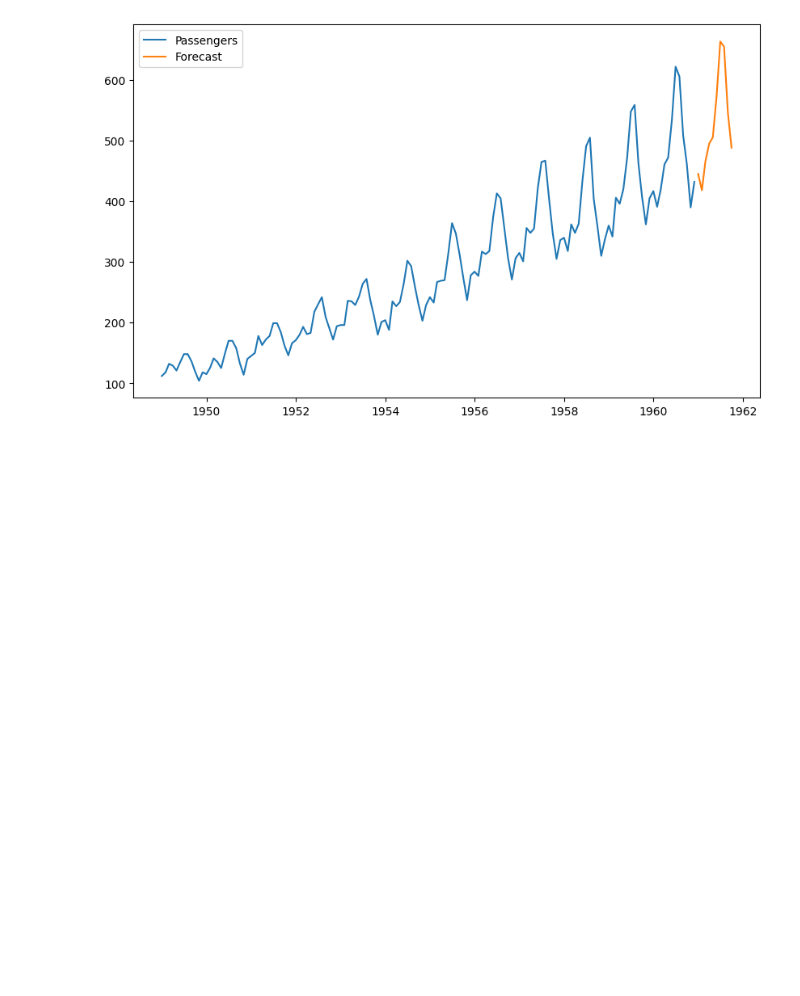
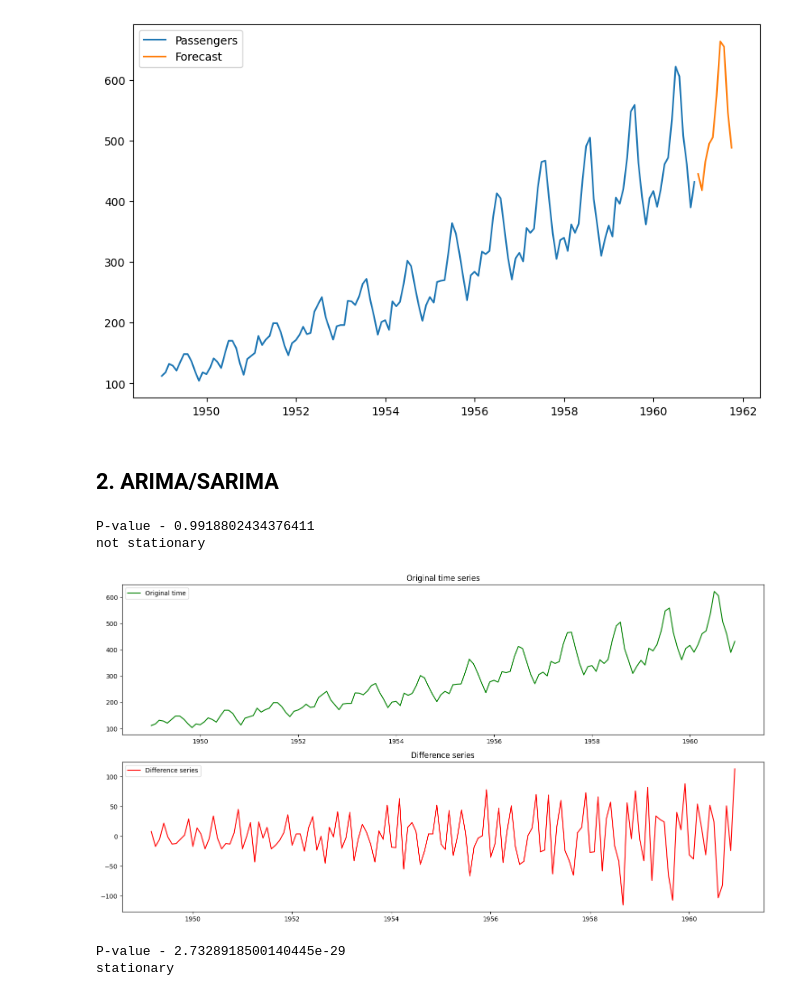
Before and after one commit to manoje8/time_series_analysis_exercise, a Jupyter notebook: rosetta_stone/rosetta.ipynb, the cells around one changed output. Saved outputs shown, nothing was run; the diff lists cells and outputs as text; code cells hidden in the pictures; blank space fills up the shorter version.

Commit message:
implement arima/sarimx and prophet in rosetta

```diff
--- a/rosetta_stone/rosetta.ipynb
+++ b/rosetta_stone/rosetta.ipynb
@@ -178,3 +183,5 @@ plt.legend()
 plt.show()
 # %% [output]
 [figure]
+# %% [markdown]
+## 2. ARIMA/SARIMA
@@ -180,0 +200,33 @@ plt.show()
+# %%
+check_stationary(df['y'])
+# %% [output]
+P-value - 0.9918802434376411
+not stationary
+# %%
+# Make data stationary
+plt.figure(figsize=(15, 8))
+plt.subplot(2, 1, 1)
+fig.suptitle("Stationary transformation", fontsize=14, fontweight='bold')
+
+# original
+plt.plot(df['y'], label='Original time', color='green')
+plt.title('Original time series')
+plt.legend()
+
+# 1st difference
+plt.subplot(2, 1, 2)
+df['diff_1'] = df['y'].diff().dropna()
+df['diff_1'] = df['diff_1'].diff().dropna()
+plt.plot(df['diff_1'], label='Difference series', color='red')
+plt.title('Difference series')
+plt.legend()
+
+plt.tight_layout()
+plt.show()
+# %% [output]
+[figure, added]
+# %%
+check_stationary(df['diff_1'].dropna())
+# %% [output]
+P-value - 2.7328918500140445e-29
+stationary
```
Also changed, not shown: parts of 31 cells of this notebook, 2 other files.
